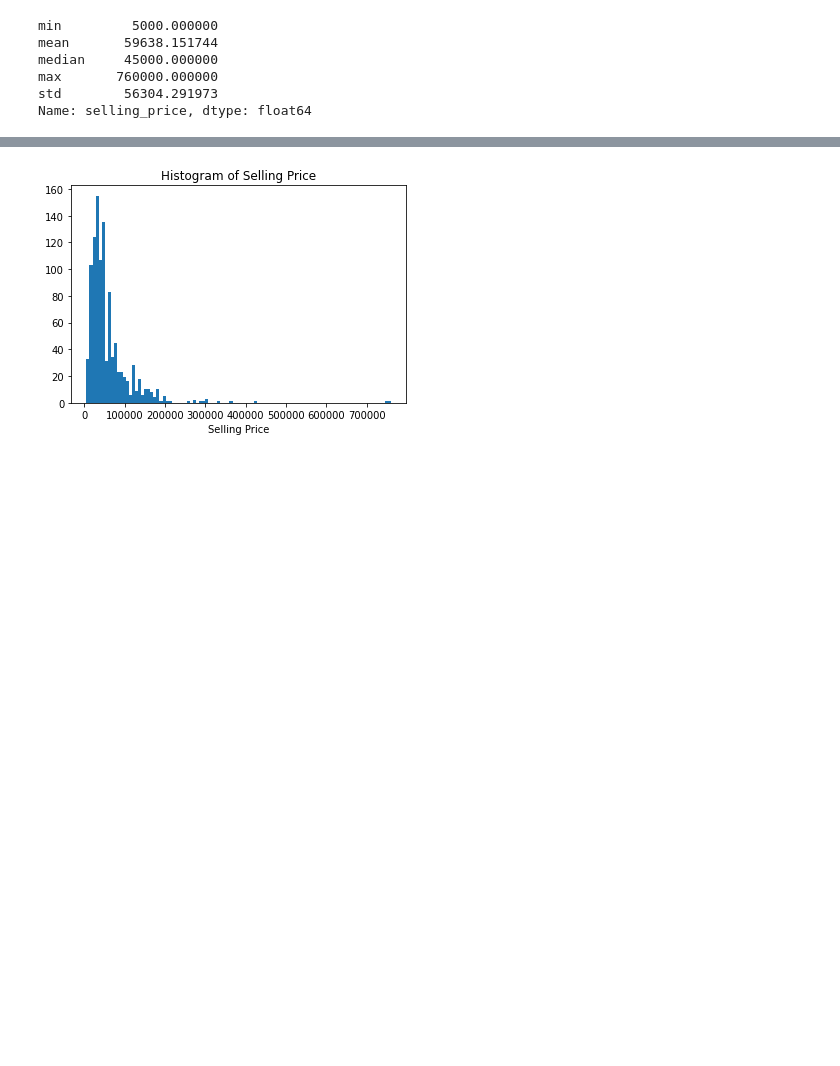
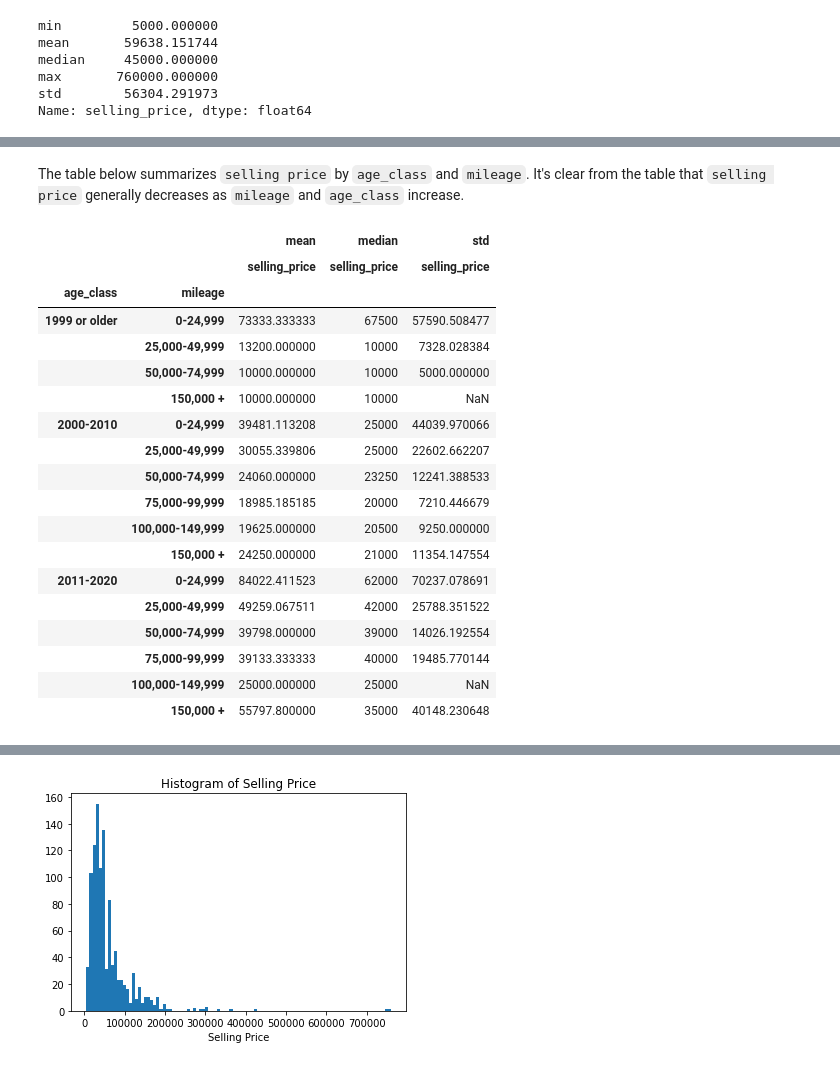
Before and after one commit to xaviergenelin/Motorcycle-Sale-Analysis, a Jupyter notebook: motorcycleAnalysis.ipynb, the cells around one changed output, grey strips where cells are left out. Saved outputs shown, nothing was run; the diff lists cells and outputs as text; code cells hidden in the pictures; blank space fills up the shorter version.

```diff
--- a/motorcycleAnalysis.ipynb
+++ b/motorcycleAnalysis.ipynb
@@ -32,0 +95,28 @@ Name: selling_price, dtype: float64
+# %% [markdown]
+The table below summarizes `selling price` by `age_class` and `mileage`. It's clear from the table that `selling price` generally decreases as `mileage` and `age_class` increase.
+# %%
+# summary of selling price grouped by age and mileage (in kilometers)
+
+pd.pivot_table(df, values = ["selling_price"],
+               index = ["age_class", "mileage"],
+               aggfunc = ["mean","median","std"])
+# %% [output]
+|  |  | mean | median | std |
+|  |  | selling_price | selling_price | selling_price |
+| age_class | mileage |  |  |  |
+| 1999 or older | 0-24,999 | 73333.333333 | 67500 | 57590.508477 |
+|  | 25,000-49,999 | 13200.000000 | 10000 | 7328.028384 |
+|  | 50,000-74,999 | 10000.000000 | 10000 | 5000.000000 |
+|  | 150,000 + | 10000.000000 | 10000 | NaN |
+| 2000-2010 | 0-24,999 | 39481.113208 | 25000 | 44039.970066 |
+|  | 25,000-49,999 | 30055.339806 | 25000 | 22602.662207 |
+|  | 50,000-74,999 | 24060.000000 | 23250 | 12241.388533 |
+|  | 75,000-99,999 | 18985.185185 | 20000 | 7210.446679 |
+|  | 100,000-149,999 | 19625.000000 | 20500 | 9250.000000 |
+|  | 150,000 + | 24250.000000 | 21000 | 11354.147554 |
+| 2011-2020 | 0-24,999 | 84022.411523 | 62000 | 70237.078691 |
+|  | 25,000-49,999 | 49259.067511 | 42000 | 25788.351522 |
+|  | 50,000-74,999 | 39798.000000 | 39000 | 14026.192554 |
+|  | 75,000-99,999 | 39133.333333 | 40000 | 19485.770144 |
+|  | 100,000-149,999 | 25000.000000 | 25000 | NaN |
+|  | 150,000 + | 55797.800000 | 35000 | 40148.230648 |
```
Also changed, not shown: parts of 23 cells of this notebook.
